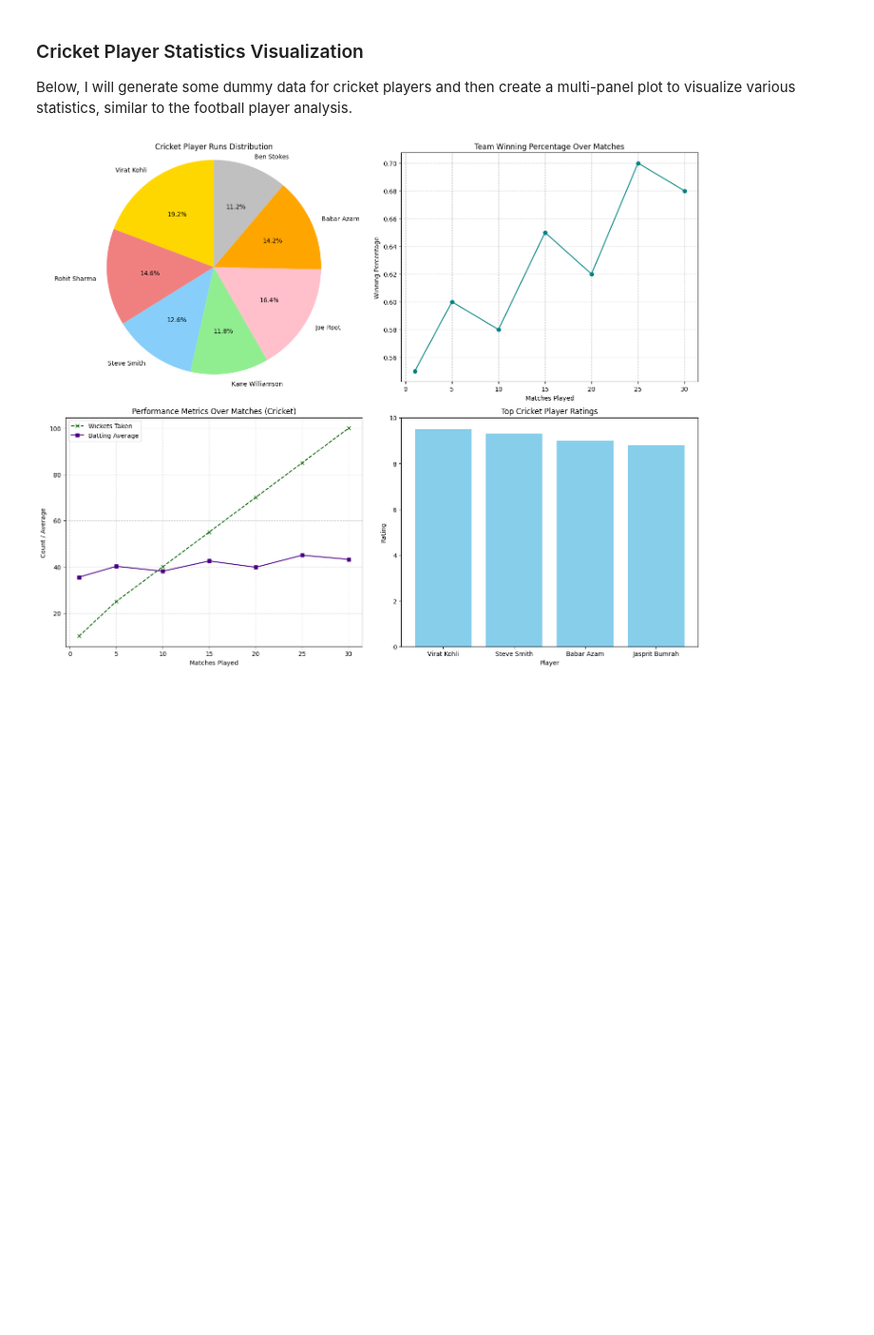
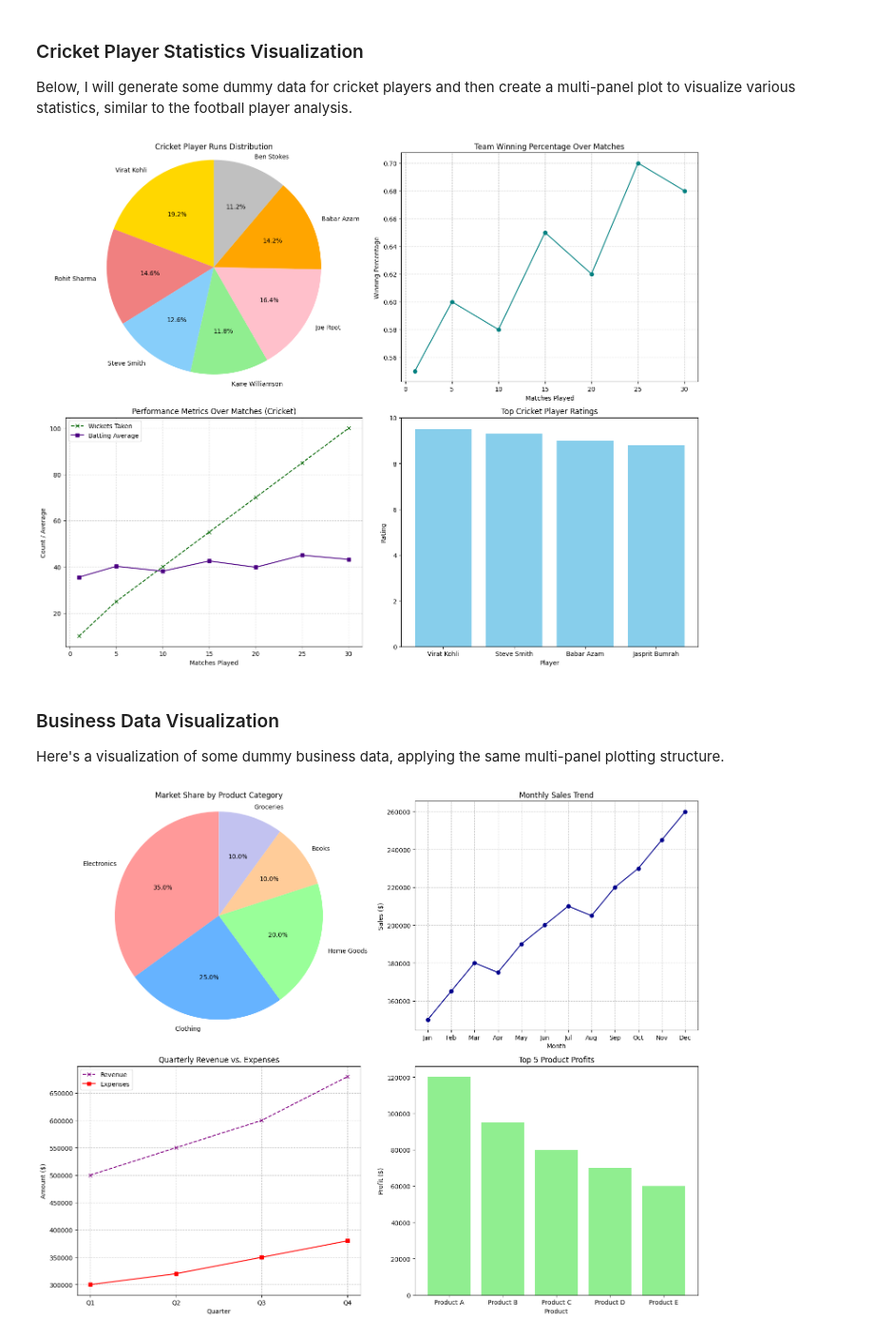
Before and after one commit to Deepanshu-yt/python, a Jupyter notebook: Day11.ipynb, the cells around one changed output. Shown at 95% size. Cells and saved outputs as stored; diff of their text form; code cells hidden in the pictures; blank space fills up the shorter version.

```diff
--- a/Day11.ipynb
+++ b/Day11.ipynb
@@ -418,3 +418,67 @@ plt.tight_layout()
 plt.show()
 # %% [output]
 [figure]
+# %% [markdown]
+### Business Data Visualization
+
+Here's a visualization of some dummy business data, applying the same multi-panel plotting structure.
+# %%
+# --- Dummy Data for Business Statistics ---
+
+# Data for Pie Chart (Market Share by Product Category)
+product_categories = ['Electronics', 'Clothing', 'Home Goods', 'Books', 'Groceries']
+market_share_percentage = [35, 25, 20, 10, 10]
+
+# Data for Line Chart 1 (Monthly Sales Trend)
+months = ['Jan', 'Feb', 'Mar', 'Apr', 'May', 'Jun', 'Jul', 'Aug', 'Sep', 'Oct', 'Nov', 'Dec']
+monthly_sales = [150000, 165000, 180000, 175000, 190000, 200000, 210000, 205000, 220000, 230000, 245000, 260000]
+
+# Data for Multi-Line Chart (Quarterly Revenue vs. Expenses)
+quarters = ['Q1', 'Q2', 'Q3', 'Q4']
+revenue = [500000, 550000, 600000, 680000]
+expenses = [300000, 320000, 350000, 380000]
+
+# Data for Bar Chart (Top 5 Product Profits)
+top_products = ['Product A', 'Product B', 'Product C', 'Product D', 'Product E']
+product_profits = [120000, 95000, 80000, 70000, 60000]
+# %%
+import matplotlib.pyplot as plt
+
+# Create a figure with a 2x2 grid of subplots
+fig_business, axes_business = plt.subplots(2, 2, figsize=(15, 12)) # Adjust figsize for better layout
+
+# Subplot 1 (Top-Left): Pie Chart for Market Share by Product Category
+axes_business[0, 0].pie(market_share_percentage, labels=product_categories, autopct='%1.1f%%', startangle=90, colors=['#ff9999','#66b3ff','#99ff99','#ffcc99','#c2c2f0'])
+axes_business[0, 0].set_title('Market Share by Product Category')
+axes_business[0, 0].axis('equal') # Equal aspect ratio ensures that pie is drawn as a circle.
+
+# Subplot 2 (Top-Right): Line Chart for Monthly Sales Trend
+axes_business[0, 1].plot(months, monthly_sales, marker='o', linestyle='-', color='darkblue')
+axes_business[0, 1].set_title('Monthly Sales Trend')
+axes_business[0, 1].set_xlabel('Month')
+axes_business[0, 1].set_ylabel('Sales ($)')
+axes_business[0, 1].grid(True, linestyle='--', alpha=0.7)
+axes_business[0, 1].ticklabel_format(style='plain', axis='y') # Prevent scientific notation on y-axis
+
+# Subplot 3 (Bottom-Left): Multi-Line Chart for Quarterly Revenue vs. Expenses
+axes_business[1, 0].plot(quarters, revenue, marker='x', linestyle='--', color='purple', label='Revenue')
+axes_business[1, 0].plot(quarters, expenses, marker='s', linestyle='-', color='red', label='Expenses')
+axes_business[1, 0].set_title('Quarterly Revenue vs. Expenses')
+axes_business[1, 0].set_xlabel('Quarter')
+axes_business[1, 0].set_ylabel('Amount ($)')
+axes_business[1, 0].legend()
+axes_business[1, 0].grid(True, linestyle='--', alpha=0.7)
+axes_business[1, 0].ticklabel_format(style='plain', axis='y') # Prevent scientific notation on y-axis
+
+# Subplot 4 (Bottom-Right): Bar Chart for Top 5 Product Profits
+axes_business[1, 1].bar(top_products, product_profits, color='lightgreen')
+axes_business[1, 1].set_title('Top 5 Product Profits')
+axes_business[1, 1].set_xlabel('Product')
+axes_business[1, 1].set_ylabel('Profit ($)')
+axes_business[1, 1].ticklabel_format(style='plain', axis='y') # Prevent scientific notation on y-axis
+
+# Adjust layout to prevent overlapping titles/labels
+plt.tight_layout()
+plt.show()
+# %% [output]
+[figure, added]
```
